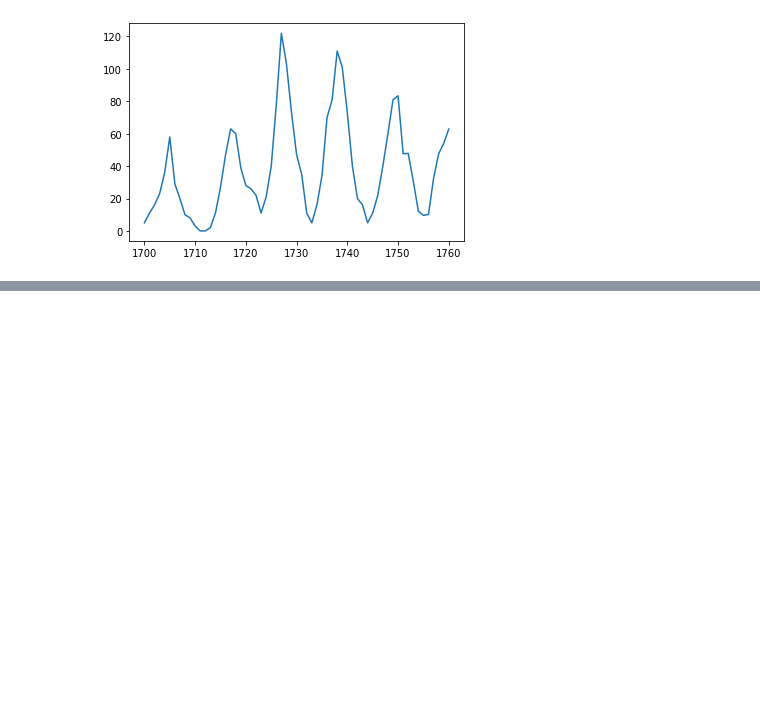
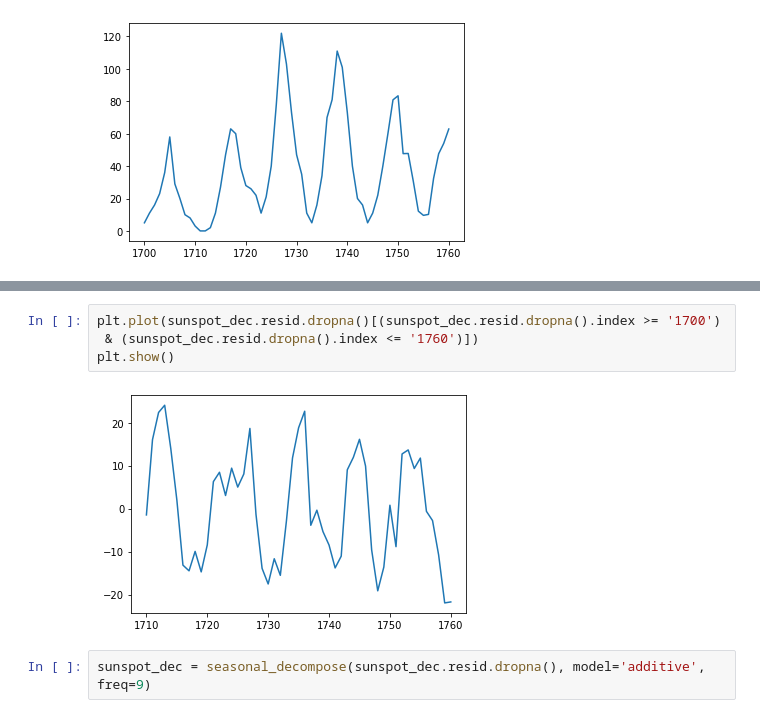
Before and after one commit to mdabrowski-phd/ds250223_regul, a Jupyter notebook: 04_szeregi_czasowe/04_dekompozycja_szeregu.ipynb, the cells around one changed output, grey strips where cells are left out. Saved outputs shown, nothing was run; the diff lists cells and outputs as text; blank space fills up the shorter version.

```diff
--- a/04_szeregi_czasowe/04_dekompozycja_szeregu.ipynb
+++ b/04_szeregi_czasowe/04_dekompozycja_szeregu.ipynb
@@ -264,0 +303,8 @@ p-value             :     0.0000
+# %%
+plt.plot(sunspot_dec.resid.dropna()[(sunspot_dec.resid.dropna().index >= '1700')
+ & (sunspot_dec.resid.dropna().index <= '1760')])
+plt.show()
+# %% [output]
+[figure, added]
+# %%
+sunspot_dec = seasonal_decompose(sunspot_dec.resid.dropna(), model='additive', freq=9)
```
Also changed, not shown: parts of 13 cells of this notebook, 6 other files.
